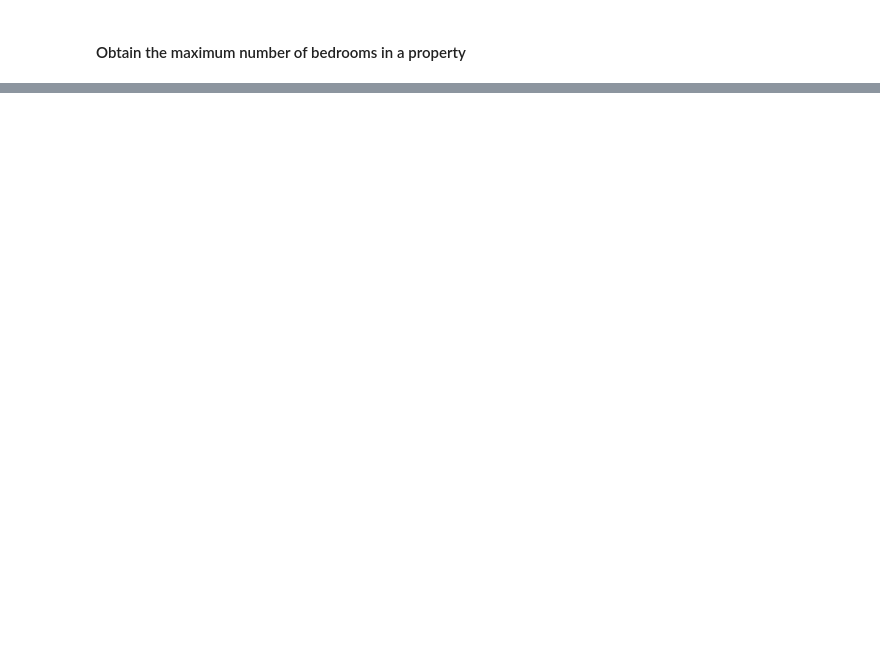
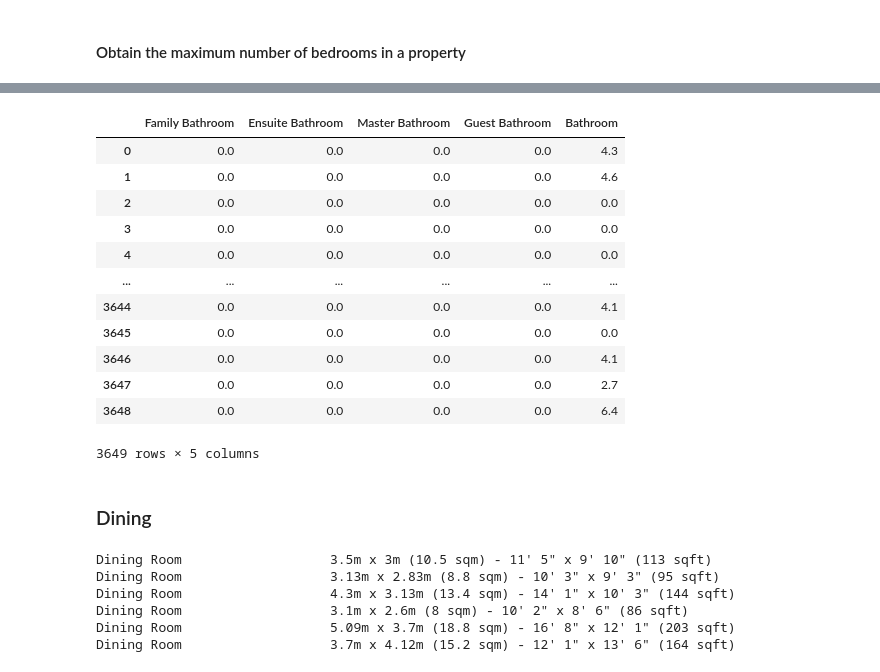
Before and after one commit to luowx0905/Individual-Project, a Jupyter notebook: sell property/read_dataset/read_property_data.ipynb, the cells around one changed output, grey strips where cells are left out. Cells and saved outputs as stored; diff of their text form; code cells hidden in the pictures; blank space fills up the shorter version.

Commit message:
Extra bathroom, reception, kitchen, work space

```diff
--- a/sell property/read_dataset/read_property_data.ipynb
+++ b/sell property/read_dataset/read_property_data.ipynb
@@ -618,0 +656,7 @@ bedrooms
+# %%
+living_room_names = [i for i in handler.s3_rooms_set if ("living" in i.lower() or "reception" in i.lower()) and "kitchen" not in i.lower()]
+for room in handler.s3_rooms[: 50]:
+    if room is None: continue
+    for k, v in room.items():
+        if k in living_room_names:
+            print("{:30s}{}".format(k, v))
@@ -618,0 +674,13 @@ bedrooms
+# %%
+receptions = []
+for i in range(len(handler.s3_rooms)):
+    reception_per_property = 0
+    if handler.s3_rooms[i] is None:
+        receptions.append(reception_per_property)
+        continue
+
+    for k, v in handler.s3_rooms[i].items():
+        if k in living_room_names and isinstance(v, str):
+            reception_per_property += float(extract_area.parse(handler.s3_rooms[i][k])[1])
+
+    receptions.append(reception_per_property)
@@ -618,0 +699,7 @@ bedrooms
+# %%
+bathroom_names = [i for i in handler.s3_rooms_set if "bathroom" in i.lower() or "WC" in i.lower()]
+for room in handler.s3_rooms[: 50]:
+    if room is None: continue
+    for k, v in room.items():
+        if k in bathroom_names:
+            print("{:30s}{}".format(k, v))
@@ -618,0 +723,46 @@ bedrooms
+# %%
+bathrooms = []
+for i in range(len(handler.s3_rooms)):
+    bathroom_per_property = {key: 0 for key in bathroom_names}
+    if handler.s3_rooms[i] is None:
+        bathrooms.append(bathroom_per_property)
+        continue
+
+    for k, v in handler.s3_rooms[i].items():
+        if k in bathroom_names and isinstance(v, str):
+            bathroom_per_property[k] = float(extract_area.parse(handler.s3_rooms[i][k])[1])
+
+    bathrooms.append(bathroom_per_property)
+# %%
+bathrooms = pd.DataFrame(bathrooms)
+bathrooms
+# %% [output]
+|  | Family Bathroom | Ensuite Bathroom | Master Bathroom | Guest Bathroom | Bathroom |
+| 0 | 0.0 | 0.0 | 0.0 | 0.0 | 4.3 |
+| 1 | 0.0 | 0.0 | 0.0 | 0.0 | 4.6 |
+| 2 | 0.0 | 0.0 | 0.0 | 0.0 | 0.0 |
+| 3 | 0.0 | 0.0 | 0.0 | 0.0 | 0.0 |
+| 4 | 0.0 | 0.0 | 0.0 | 0.0 | 0.0 |
+| ... | ... | ... | ... | ... | ... |
+| 3644 | 0.0 | 0.0 | 0.0 | 0.0 | 4.1 |
+| 3645 | 0.0 | 0.0 | 0.0 | 0.0 | 0.0 |
+| 3646 | 0.0 | 0.0 | 0.0 | 0.0 | 4.1 |
+| 3647 | 0.0 | 0.0 | 0.0 | 0.0 | 2.7 |
+| 3648 | 0.0 | 0.0 | 0.0 | 0.0 | 6.4 |
+3649 rows × 5 columns
+# %% [markdown]
+### Dining
+# %%
+dining_names = [i for i in handler.s3_rooms_set if ("dining" in i.lower() or "breakfast" in i.lower()) and "kitchen" not in i.lower() and "living" not in i.lower()]
+for room in handler.s3_rooms[: 50]:
+    if room is None: continue
+    for k, v in room.items():
+        if k in dining_names:
+            print("{:30s}{}".format(k, v))
+# %% [output]
+Dining Room                   3.5m x 3m (10.5 sqm) - 11' 5" x 9' 10" (113 sqft)
+Dining Room                   3.13m x 2.83m (8.8 sqm) - 10' 3" x 9' 3" (95 sqft)
+Dining Room                   4.3m x 3.13m (13.4 sqm) - 14' 1" x 10' 3" (144 sqft)
+Dining Room                   3.1m x 2.6m (8 sqm) - 10' 2" x 8' 6" (86 sqft)
+Dining Room                   5.09m x 3.7m (18.8 sqm) - 16' 8" x 12' 1" (203 sqft)
+Dining Room                   3.7m x 4.12m (15.2 sqm) - 12' 1" x 13' 6" (164 sqft)
```
Also changed, not shown: parts of 22 cells of this notebook, 1 other file.
